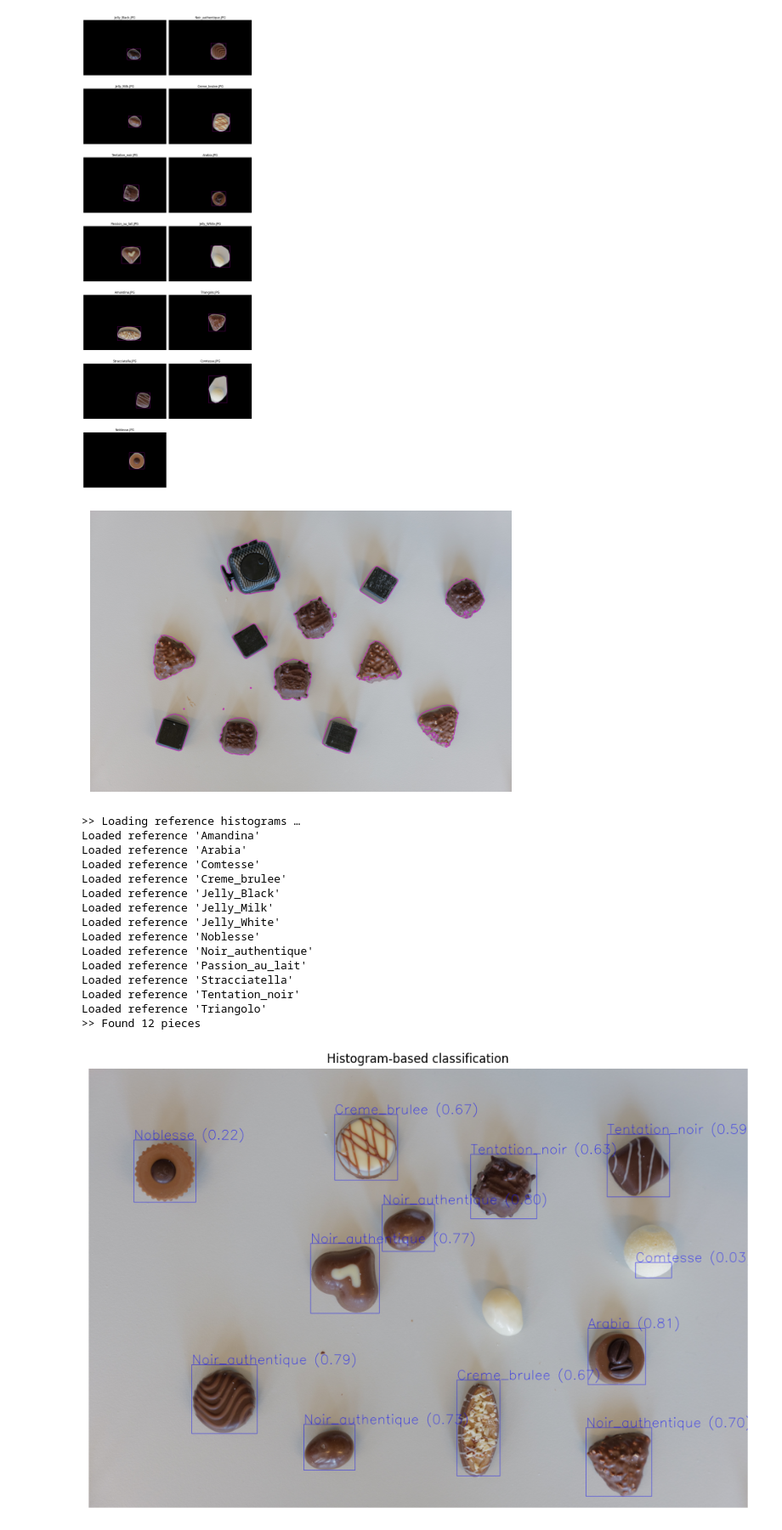
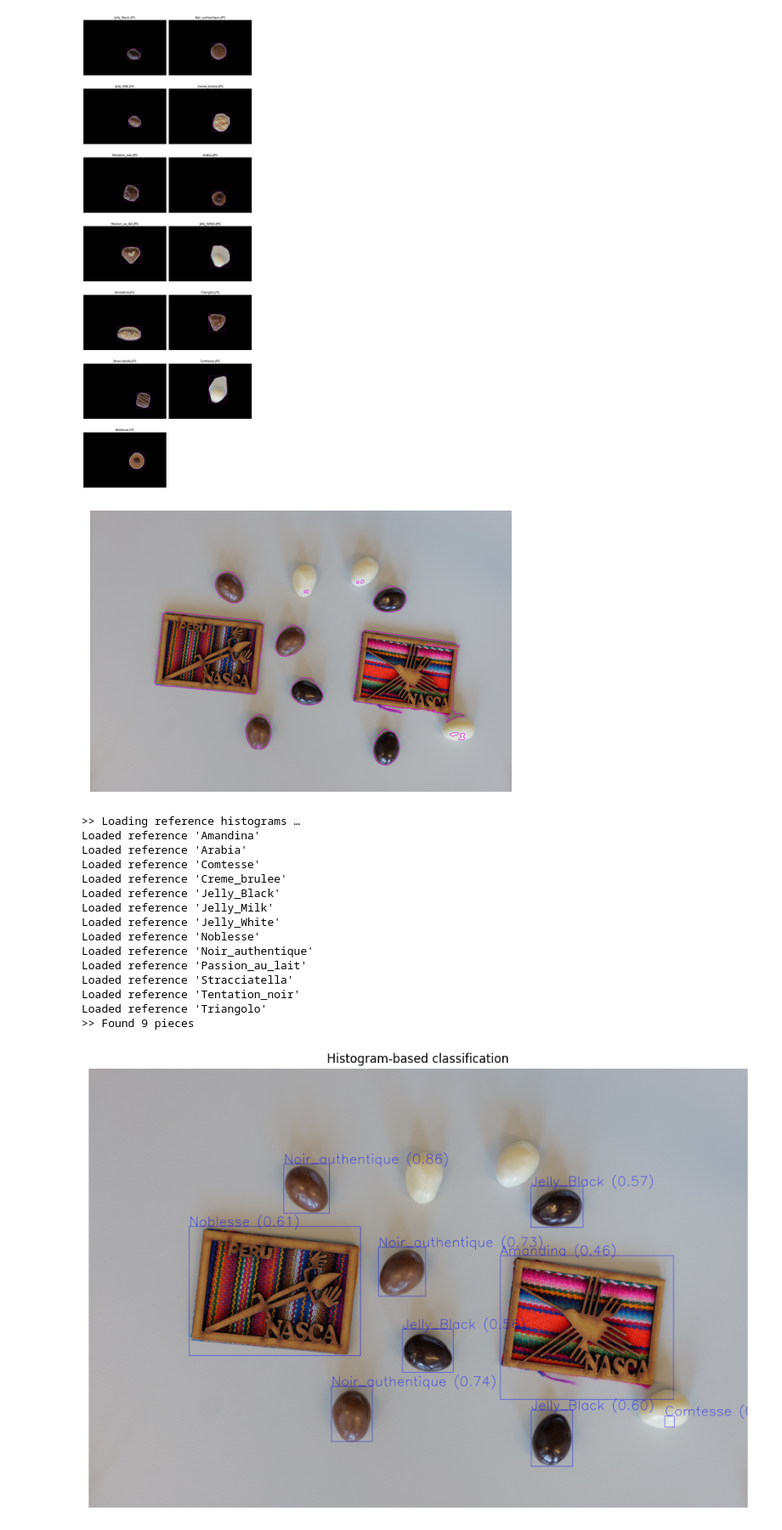
Before and after one commit to sinarollin/Willy_Wonkas_Deep_Learning_Oompa-Loompas, a Jupyter notebook: Veronika/contour_processing.ipynb, the cells around one changed output. Shown at 85% size. Cells and saved outputs as stored; diff of their text form; code cells hidden in the pictures.

```diff
--- a/Veronika/contour_processing.ipynb
+++ b/Veronika/contour_processing.ipynb
@@ -37,7 +37,7 @@ def extract_chocolate(image):
 
     return extracted, (x, y, w_box, h_box)
 
-folder = ''
+folder = '/Users/sherwood/Desktop/study/EPFL/IM/project/dataset_project_iapr2025/references'
 image_files = [
     fn for fn in os.listdir(folder)
     if fn.lower().endswith(('.jpg', '.jpeg'))
@@ -107,7 +107,7 @@ Saved cleaned prototype for Comtesse
 Saved cleaned prototype for Noblesse
 [figure]
 # %%
-image = cv2.imread('')
+image = cv2.imread('/Users/sherwood/Desktop/study/EPFL/IM/project/dataset_project_iapr2025/train/L1000808.JPG')
 
 gray = cv2.cvtColor(image, cv2.COLOR_BGR2GRAY)
 h, w = gray.shape
@@ -133,10 +133,10 @@ plt.imshow(cv2.cvtColor(image, cv2.COLOR_BGR2RGB))
 plt.axis('off')
 plt.show()
 # %% [output]
-[figure, old version]
+[figure, new version]
 # %%
 REF_DIR         = 'clean_references'
-TEST_IMAGE      = ''  #L1000757
+TEST_IMAGE      = '/Users/sherwood/Desktop/study/EPFL/IM/project/dataset_project_iapr2025/train/L1000808.JPG'  #L1000757
 MIN_AREA        = 5000 # remove tiny specks
 MORPH_KSIZE     = 9
 HIST_CHANNELS   = [0, 2] # Hue & Value
@@ -222,32 +222,32 @@ for mask, (x, y, w_box, h_box) in pieces:
     patch = img[y:y+h_box, x:x+w_box]
     submask = mask[y:y+h_box, x:x+w_box]
     cls, score = classify_piece_by_hist(patch, submask, ref_hists)
     color = (255, 0, 0)
     label = f"{cls} ({score:.2f})"
 
     cv2.rectangle(img, (x, y), (x+w_box, y+h_box), color, 2)
     cv2.putText(img, label, (x, y - 5),
                 cv2.FONT_HERSHEY_SIMPLEX, 4, color, 2, cv2.LINE_AA)
 
 plt.figure(figsize=(12, 8))
 plt.imshow(cv2.cvtColor(img, cv2.COLOR_BGR2RGB))
 plt.axis('off')
 plt.title("Histogram-based classification")
 plt.show()
 # %% [output]
 >> Loading reference histograms …
 Loaded reference 'Amandina'
 Loaded reference 'Arabia'
 Loaded reference 'Comtesse'
 Loaded reference 'Creme_brulee'
 Loaded reference 'Jelly_Black'
 Loaded reference 'Jelly_Milk'
 Loaded reference 'Jelly_White'
 Loaded reference 'Noblesse'
 Loaded reference 'Noir_authentique'
 Loaded reference 'Passion_au_lait'
 Loaded reference 'Stracciatella'
 Loaded reference 'Tentation_noir'
 Loaded reference 'Triangolo'
->> Found 12 pieces
+>> Found 9 pieces
-[figure, old version]
+[figure, new version]
```
Also changed, not shown: 1 other file.
